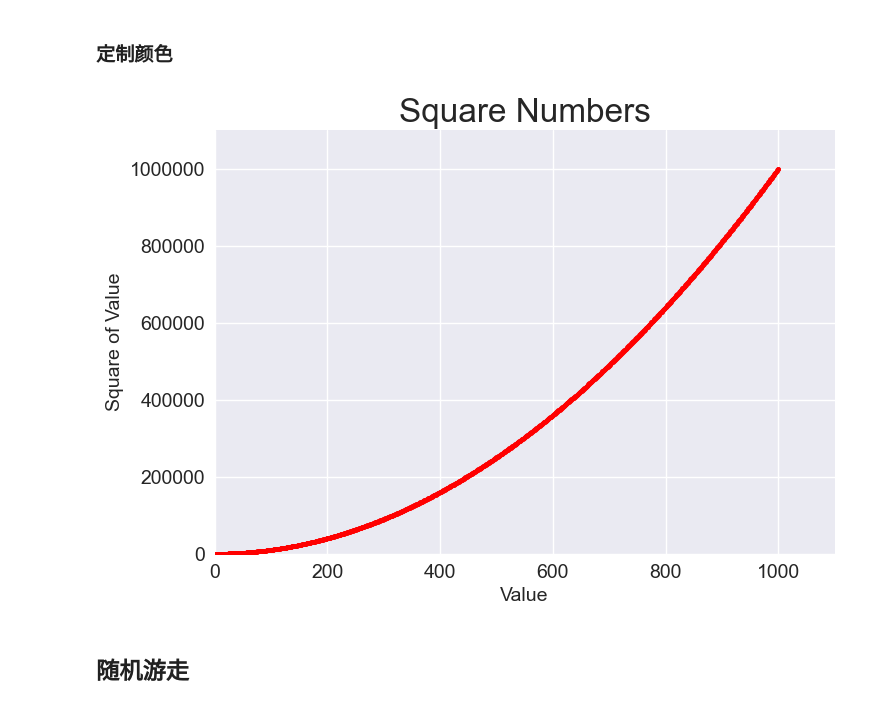
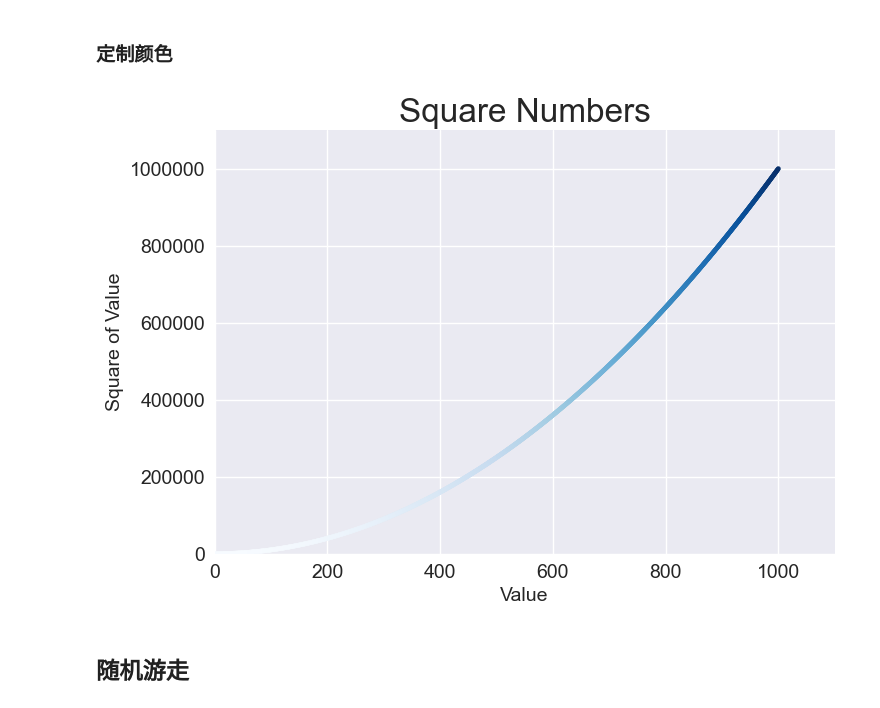
Before and after one commit to zhoujing204/python_course, a Jupyter notebook: Labs/ex2.1-generating-data-and-visualization/13-generating-data-and-visualization.ipynb, the cells around one changed output. Saved outputs shown, nothing was run; the diff lists cells and outputs as text; code cells hidden in the pictures.

```diff
--- a/Labs/ex2.1-generating-data-and-visualization/13-generating-data-and-visualization.ipynb
+++ b/Labs/ex2.1-generating-data-and-visualization/13-generating-data-and-visualization.ipynb
@@ -216,32 +244,32 @@ plt.show()
 # %%
 import matplotlib.pyplot as plt
 import numpy as np
 
 x_values = np.arange(1, 1001)
 y_values = x_values**2
 
-plt.style.use('seaborn')
+plt.style.use('seaborn-v0_8')
 fig, ax = plt.subplots()
-ax.scatter(x_values, y_values, s=10, color='red')
+# ax.scatter(x_values, y_values, s=10, color='red')
 
 # 使用颜色映射，根据y值的大小，颜色越深
-# ax.scatter(x_values, y_values, s=10, c=y_values, cmap=plt.cm.Blues)
+ax.scatter(x_values, y_values, s=10, c=y_values, cmap=plt.cm.Blues)
 
 # Set chart title and label axes.
 ax.set_title("Square Numbers", fontsize=24)
 ax.set_xlabel("Value", fontsize=14)
 ax.set_ylabel("Square of Value", fontsize=14)
 
 # Set size of tick labels.
 ax.tick_params(labelsize=14)
 
 # Set the range for each axis.
 ax.axis([0, 1100, 0, 1_100_000])
 ax.ticklabel_format(style='plain')
 
 plt.show()
 # %% [output]
-[figure, old version]
+[figure, new version]
 # %% [markdown]
 ## 随机游走
 # %% [markdown]
```
Also changed, not shown: parts of 7 cells of this notebook, 3 other files.
